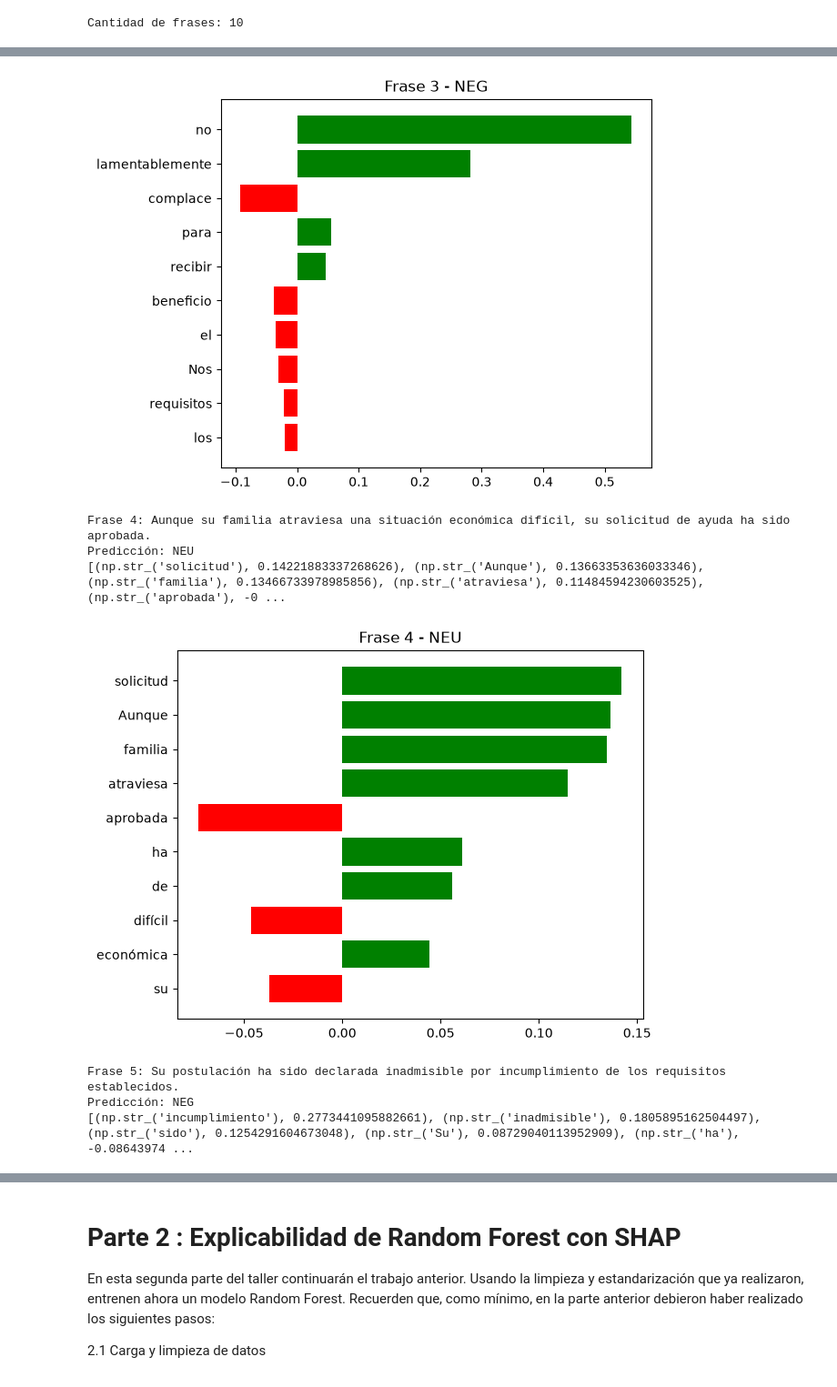
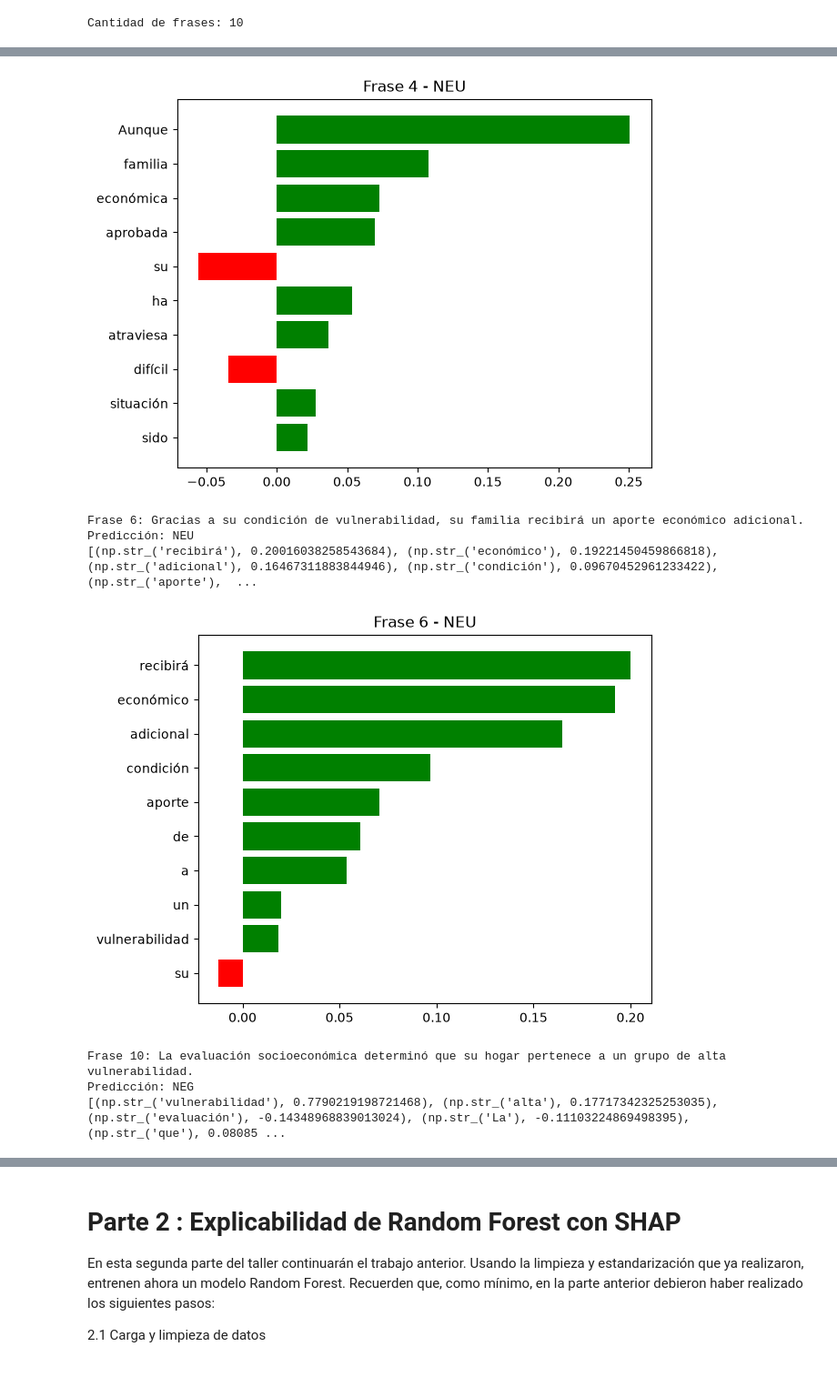
Before and after one commit to SergioHdezDC/Taller_ETI195_Casen2024, a Jupyter notebook: Taller_sumativo_3.ipynb, the cells around one changed output, grey strips where cells are left out. Shown at 91% size. Drawn from its saved outputs; the diff is of its cells as text; code cells hidden in the pictures.

```diff
--- a/Taller_sumativo_3.ipynb
+++ b/Taller_sumativo_3.ipynb
@@ -141,7 +121,7 @@ frases = [
     "Nos complace informarle que, lamentablemente, usted no cumple los requisitos para recibir el beneficio.",
     "Aunque su familia atraviesa una situación económica difícil, su solicitud de ayuda ha sido aprobada.",
     "Su postulación ha sido declarada inadmisible por incumplimiento de los requisitos establecidos.",
-    "Su hogar presenta condiciones de pobreza multidimensional y registra carencias en educación y vivienda.",
+    "Gracias a su condición de vulnerabilidad, su familia recibirá un aporte económico adicional.",
     "Su solicitud no ha sido rechazada, pero todavía se encuentra en evaluación.",
     "Buenas noticias: este mes no recibirá el subsidio que esperaba.",
     "Su beneficio ha sido aprobado, aunque el monto asignado será inferior al solicitado.",
@@ -234,7 +215,7 @@ explicador_lime = LimeTextExplainer(
 )
 
 # Índices de las frases seleccionadas
-indices_seleccionados = [0, 1, 2, 3, 4]
+indices_seleccionados = [0, 1, 3, 5, 9]
 
 for indice in indices_seleccionados:
 
@@ -283,8 +264,8 @@ Predicción: NEG
-[figure, old version]
+[figure, new version]
-Frase 4: Aunque su familia atraviesa una situación económica difícil, su solicitud de ayuda ha sido aprobada.
+Frase 6: Gracias a su condición de vulnerabilidad, su familia recibirá un aporte económico adicional.
 Predicción: NEU
-[(np.str_('solicitud'), 0.14221883337268626), (np.str_('Aunque'), 0.13663353636033346), (np.str_('familia'), 0.13466733978985856), (np.str_('atraviesa'), 0.11484594230603525), (np.str_('aprobada'), -0 ...
+[(np.str_('recibirá'), 0.20016038258543684), (np.str_('económico'), 0.19221450459866818), (np.str_('adicional'), 0.16467311883844946), (np.str_('condición'), 0.09670452961233422), (np.str_('aporte'),  ...
-[figure, old version]
+[figure, new version]
-Frase 5: Su postulación ha sido declarada inadmisible por incumplimiento de los requisitos establecidos.
+Frase 10: La evaluación socioeconómica determinó que su hogar pertenece a un grupo de alta vulnerabilidad.
 Predicción: NEG
-[(np.str_('incumplimiento'), 0.2773441095882661), (np.str_('inadmisible'), 0.1805895162504497), (np.str_('sido'), 0.1254291604673048), (np.str_('Su'), 0.08729040113952909), (np.str_('ha'), -0.08643974 ...
+[(np.str_('vulnerabilidad'), 0.7790219198721468), (np.str_('alta'), 0.17717342325253035), (np.str_('evaluación'), -0.14348968839013024), (np.str_('La'), -0.11103224869498395), (np.str_('que'), 0.08085 ...
```
Also changed, not shown: parts of 10 cells of this notebook.
